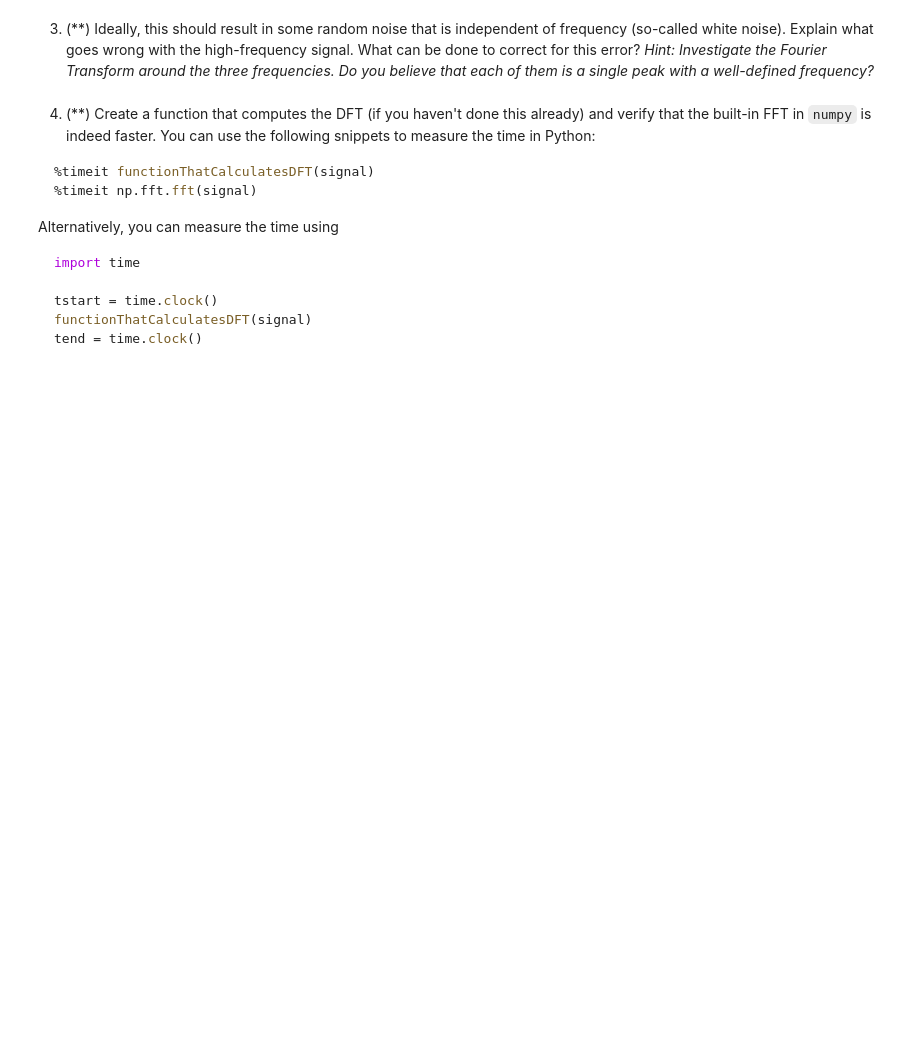
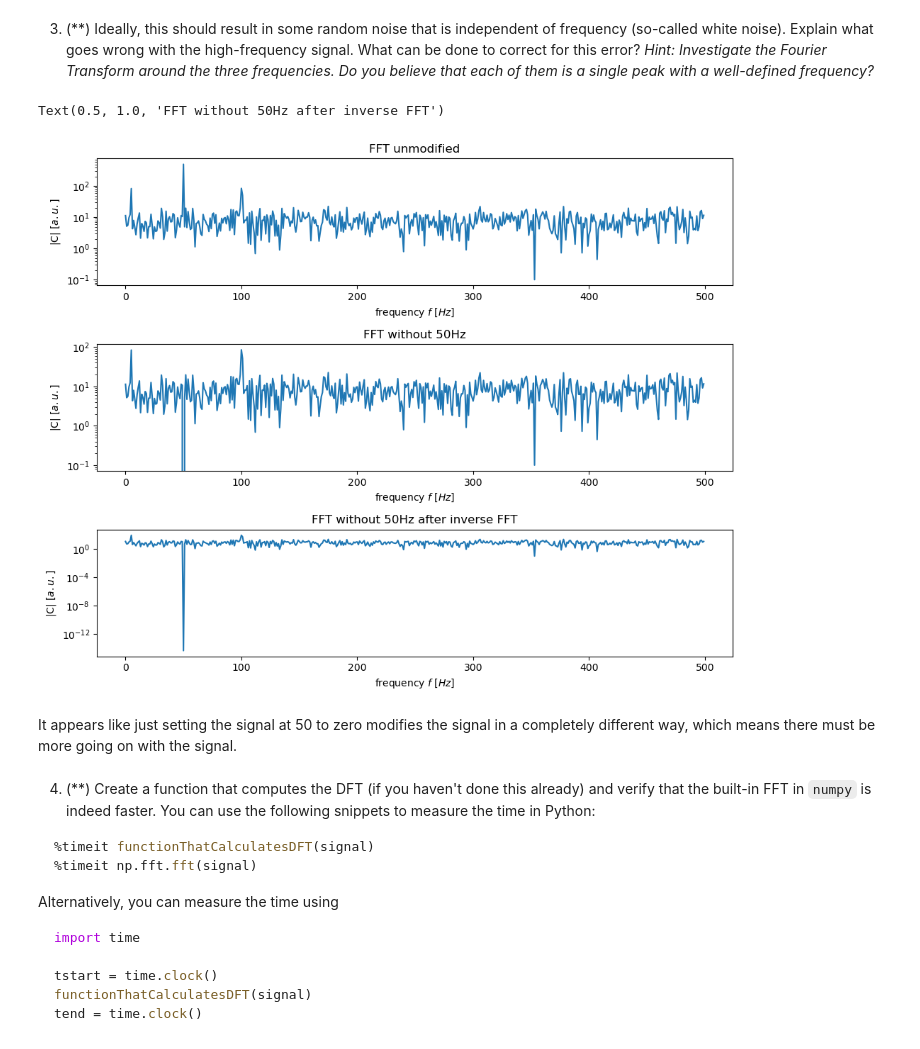
Before and after one commit to NerdyN00B/Physics-Experiments, a Jupyter notebook: PE1/Nummerieke WC/NumericalDFT.ipynb, the cells around one changed output. Saved outputs shown, nothing was run; the diff lists cells and outputs as text; code cells hidden in the pictures; blank space fills up the shorter version.

```diff
--- a/PE1/Nummerieke WC/NumericalDFT.ipynb
+++ b/PE1/Nummerieke WC/NumericalDFT.ipynb
@@ -304,6 +343,30 @@ FFT = np.fft.fft(signal)
 3. (**) Ideally, this should result in some random noise that is independent of frequency (so-called white noise). Explain what goes wrong with the high-frequency signal. What can be done to correct for this error? *Hint: Investigate the Fourier Transform around the three frequencies. Do you believe that each of them is a single peak with a well-defined frequency?*
 # %%
 # ↓↓↓ Your code goes here ↓↓↓
+fig, ax = plt.subplots(3, layout='tight', figsize=(10, 8))
+ax[0].semilogy(FFT_freq[:N//2], np.abs(FFT[:N//2]))
+ax[0].set_title('FFT unmodified')
+
+FFT_nofifty = np.copy(FFT)
+FFT_nofifty[50] = 0
+FFT_nofifty[-50] = 0
+
+ax[1].semilogy(FFT_freq[:N//2], np.abs(FFT_nofifty[:N//2]))
+ax[1].set_title('FFT without 50Hz')
+
+[a.set_xlabel('frequency $f$ [$Hz$]') for a in ax]
+[a.set_ylabel('|C| [$a.u.$]') for a in ax]
+
+signal_nonoise = np.fft.ifft(FFT_nofifty)
+FFT_no_noise = np.fft.fft(signal_nonoise)
+
+ax[2].semilogy(FFT_freq[:N//2], np.abs(FFT_no_noise[:N//2]))
+ax[2].set_title('FFT without 50Hz after inverse FFT')
+# %% [output]
+Text(0.5, 1.0, 'FFT without 50Hz after inverse FFT')
+[figure, added]
+# %% [markdown]
+It appears like just setting the signal at 50 to zero modifies the signal in a completely different way, which means there must be more going on with the signal.
 # %% [markdown]
 4. (**) Create a function that computes the DFT (if you haven't done this already) and verify that the built-in FFT in `numpy` is indeed faster. You can use the following snippets to measure the time in Python:
 
```
Also changed, not shown: parts of 7 cells of this notebook.
